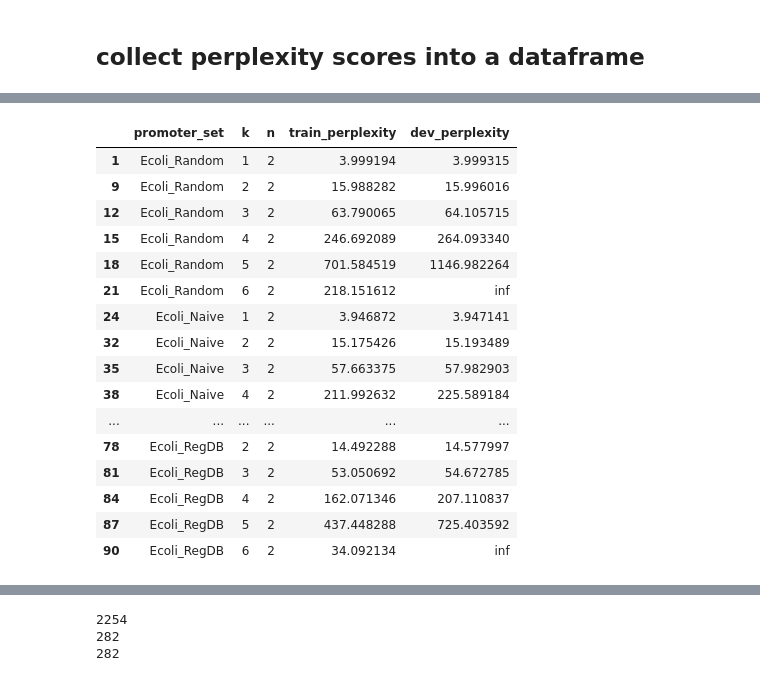
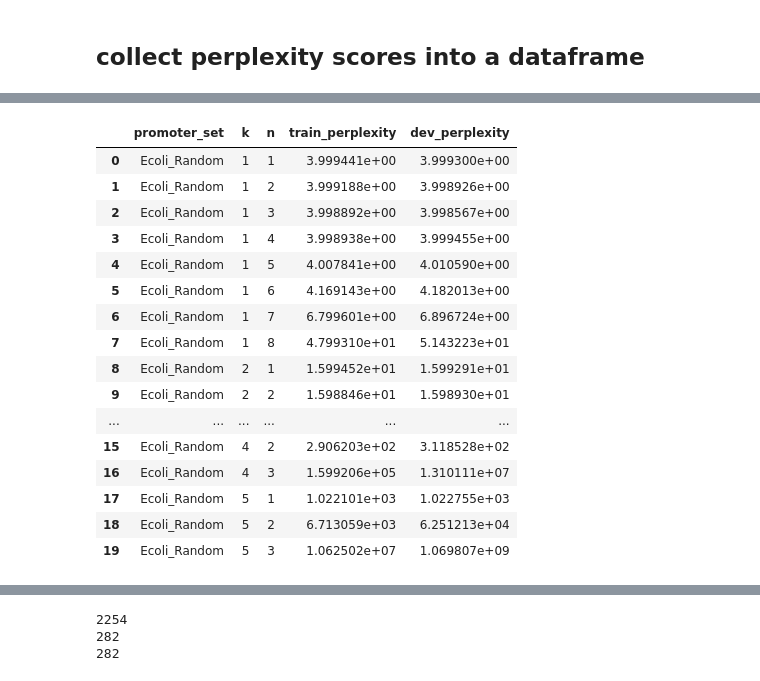
Before and after one commit to erinhwilson/regulatory-dna-perplexity, a Jupyter notebook: promoter_perplexity.ipynb, the cells around one changed output, grey strips where cells are left out. Cells and saved outputs as stored; diff of their text form; code cells hidden in the pictures.

Commit message:
another smoothing attempt

```diff
--- a/promoter_perplexity.ipynb
+++ b/promoter_perplexity.ipynb
@@ -764,7 +771,7 @@ f
 # %% [markdown]
 # check mer count distributions across model params
 # %%
-def model_grid(promoter_set, p_set_name, model_combos, smoothing=False):
+def model_grid(promoter_set, p_set_name, model_combos, add1_smoothing=False):
     '''
     For a given promoter set, split into train/dev/test,
     loop through all the k,n model combinations
@@ -785,7 +792,7 @@ def model_grid(promoter_set, p_set_name, model_combos, smoothing=False):
         all_grams_train,\
         num_dict,\
         denom_dict,\
-        freq_dict = make_kmer_ngram_langmodel(p_set_train, k, n, smoothing=smoothing)
+        freq_dict = make_kmer_ngram_langmodel(p_set_train, k, n, add1_smoothing=add1_smoothing)
 
         # in addition to the language model, break up the corpus
         # into its ngrams
@@ -806,7 +813,7 @@ def model_grid(promoter_set, p_set_name, model_combos, smoothing=False):
 
         kn_model_results[(k,n)] = res
 
-        smooth_str = "_smoothed" if smoothing else ""
+        smooth_str = "_smoothed" if add1_smoothing else ""
         filename = "lm_output/"+p_set_name+"_%i-%i_results%s.pkl" % (k,n,smooth_str)
         with open(filename, 'wb') as fp:
             pickle.dump(res, fp)
@@ -892,7 +903,8 @@ p_sets_to_try = [
 
 all_results = {}
 for (corpus, name) in p_sets_to_try:
-    p_set_res = model_grid(corpus, name, model_combos, smoothing=True)
+    p_set_res = model_grid(corpus, name, model_combos)
+    # p_set_res = model_grid(corpus, name, model_combos, add1_smoothing=True)
 
     all_results[name] = p_set_res
 
@@ -1101,7 +1070,7 @@ all_results['Ecoli_Random'][(1,1)].keys()
 # %% [output]
 dict_keys(['num', 'denom', 'freq', 'train_seq_grams', 'dev_seq_grams', 'test_seq_grams'])
 # %%
-def get_perplexity_scores(p_set_name, k, n):
+def get_perplexity_scores(p_set_name, k, n, x_smoothing=None):
     '''
     Given a promoter set, takes its ngramd corpus and calcualte the
     perplexity for the train and dev sets
@@ -1111,10 +1080,23 @@ def get_perplexity_scores(p_set_name, k, n):
     dev = all_results[p_set_name][(k,n)]['dev_seq_grams']
     test = all_results[p_set_name][(k,n)]['test_seq_grams']
 
-    lookup_table = all_results[p_set_name][(k,n)]['freq']
+    freq_table = all_results[p_set_name][(k,n)]['freq']
+    numer_table = all_results[p_set_name][(k,n)]['num']
+    denom_table = all_results[p_set_name][(k,n)]['denom']
 
-    pp_train = calculate_corpus_perplexity(train, lookup_table)
-    pp_dev = calculate_corpus_perplexity(dev, lookup_table)
+    pp_train = calculate_corpus_perplexity(train,
+                                           k,n,
+                                           freq_table,
+                                           numer_table,
+                                           denom_table,
+                                           x_smoothing=x_smoothing)
+
+    pp_dev = calculate_corpus_perplexity(dev,
+                                         k,n,
+                                         freq_table,
+                                         numer_table,
+                                         denom_table,
+                                         x_smoothing=x_smoothing)
 
     return pp_train, pp_dev
 # %% [markdown]
@@ -1123,7 +1105,9 @@ def get_perplexity_scores(p_set_name, k, n):
 pp_data = []
 for p_set_name in all_results:
     for k,n in model_combos:
-        pp_train, pp_dev = get_perplexity_scores(p_set_name, k, n)
+        print("Calculating perplexity for %i-mer %i-grams, %s" %(k,n,p_set_name))
+        #pp_train, pp_dev = get_perplexity_scores(p_set_name, k, n)
+        pp_train, pp_dev = get_perplexity_scores(p_set_name, k, n, x_smoothing=0.01)
 
         row = [p_set_name, k,n,pp_train, pp_dev]
         pp_data.append(row)
@@ -1138,23 +1140,23 @@ pp_df = pd.DataFrame(pp_data,
 # %%
-pp_df.loc[pp_df['n'] == 2 ]
+pp_df.head(20)#[pp_df['n'] == 2 ]
 # %% [output]
 |  | promoter_set | k | n | train_perplexity | dev_perplexity |
-| 1 | Ecoli_Random | 1 | 2 | 3.999194 | 3.999315 |
-| 9 | Ecoli_Random | 2 | 2 | 15.988282 | 15.996016 |
-| 12 | Ecoli_Random | 3 | 2 | 63.790065 | 64.105715 |
-| 15 | Ecoli_Random | 4 | 2 | 246.692089 | 264.093340 |
-| 18 | Ecoli_Random | 5 | 2 | 701.584519 | 1146.982264 |
-| 21 | Ecoli_Random | 6 | 2 | 218.151612 | inf |
-| 24 | Ecoli_Naive | 1 | 2 | 3.946872 | 3.947141 |
-| 32 | Ecoli_Naive | 2 | 2 | 15.175426 | 15.193489 |
-| 35 | Ecoli_Naive | 3 | 2 | 57.663375 | 57.982903 |
-| 38 | Ecoli_Naive | 4 | 2 | 211.992632 | 225.589184 |
+| 0 | Ecoli_Random | 1 | 1 | 3.999441e+00 | 3.999300e+00 |
+| 1 | Ecoli_Random | 1 | 2 | 3.999188e+00 | 3.998926e+00 |
+| 2 | Ecoli_Random | 1 | 3 | 3.998892e+00 | 3.998567e+00 |
+| 3 | Ecoli_Random | 1 | 4 | 3.998938e+00 | 3.999455e+00 |
+| 4 | Ecoli_Random | 1 | 5 | 4.007841e+00 | 4.010590e+00 |
+| 5 | Ecoli_Random | 1 | 6 | 4.169143e+00 | 4.182013e+00 |
+| 6 | Ecoli_Random | 1 | 7 | 6.799601e+00 | 6.896724e+00 |
+| 7 | Ecoli_Random | 1 | 8 | 4.799310e+01 | 5.143223e+01 |
+| 8 | Ecoli_Random | 2 | 1 | 1.599452e+01 | 1.599291e+01 |
+| 9 | Ecoli_Random | 2 | 2 | 1.598846e+01 | 1.598930e+01 |
 | ... | ... | ... | ... | ... | ... |
-| 78 | Ecoli_RegDB | 2 | 2 | 14.492288 | 14.577997 |
-| 81 | Ecoli_RegDB | 3 | 2 | 53.050692 | 54.672785 |
-| 84 | Ecoli_RegDB | 4 | 2 | 162.071346 | 207.110837 |
-| 87 | Ecoli_RegDB | 5 | 2 | 437.448288 | 725.403592 |
-| 90 | Ecoli_RegDB | 6 | 2 | 34.092134 | inf |
+| 15 | Ecoli_Random | 4 | 2 | 2.906203e+02 | 3.118528e+02 |
+| 16 | Ecoli_Random | 4 | 3 | 1.599206e+05 | 1.310111e+07 |
+| 17 | Ecoli_Random | 5 | 1 | 1.022101e+03 | 1.022755e+03 |
+| 18 | Ecoli_Random | 5 | 2 | 6.713059e+03 | 6.251213e+04 |
+| 19 | Ecoli_Random | 5 | 3 | 1.062502e+07 | 1.069807e+09 |
 # %%
 pp_df.sort_values("k")
 # %% [output]
```
Also changed, not shown: parts of 31 cells of this notebook.
